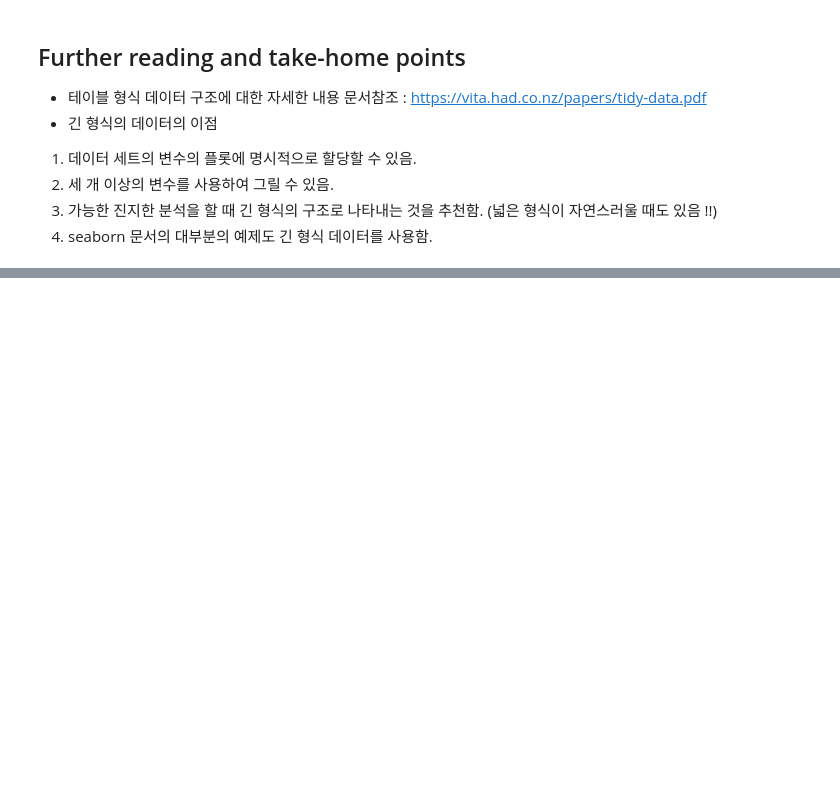
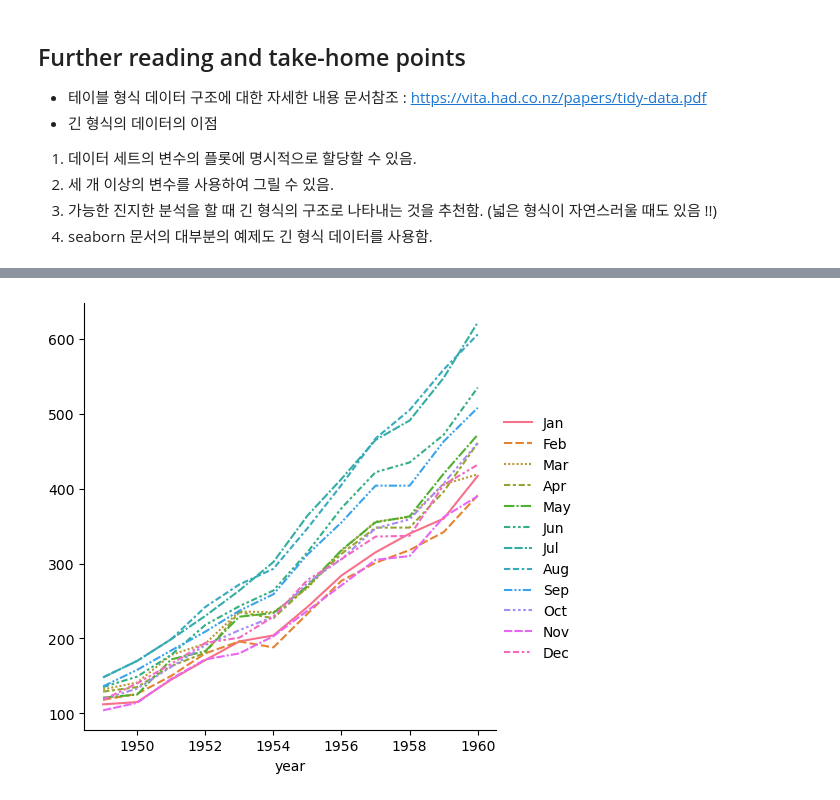
Before and after one commit to hapvpy/Seaborn, a Jupyter notebook: 03. Data_structures_accepted_by_seaborn.ipynb, the cells around one changed output, grey strips where cells are left out. Cells and saved outputs as stored; diff of their text form; code cells hidden in the pictures; blank space fills up the shorter version.

```diff
--- a/03. Data_structures_accepted_by_seaborn.ipynb
+++ b/03. Data_structures_accepted_by_seaborn.ipynb
@@ -152,0 +189,5 @@ plt.show(ana)
+# %%
+flights_wide_list = [col for _, col in flights_wide.items()]
+sns.relplot(data=flights_wide_list, kind="line");
+# %% [output]
+[figure, added]
```
Also changed, not shown: parts of 17 cells of this notebook.
